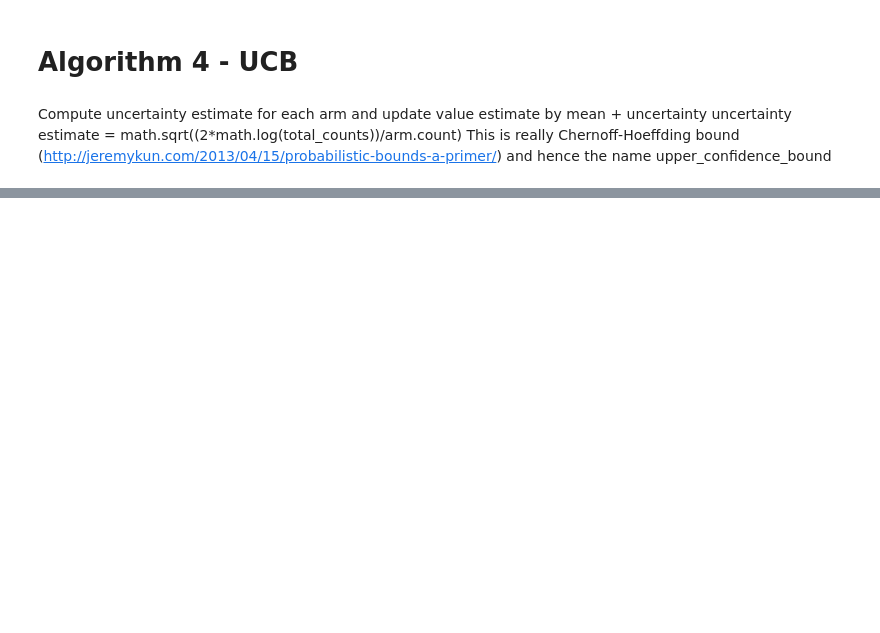
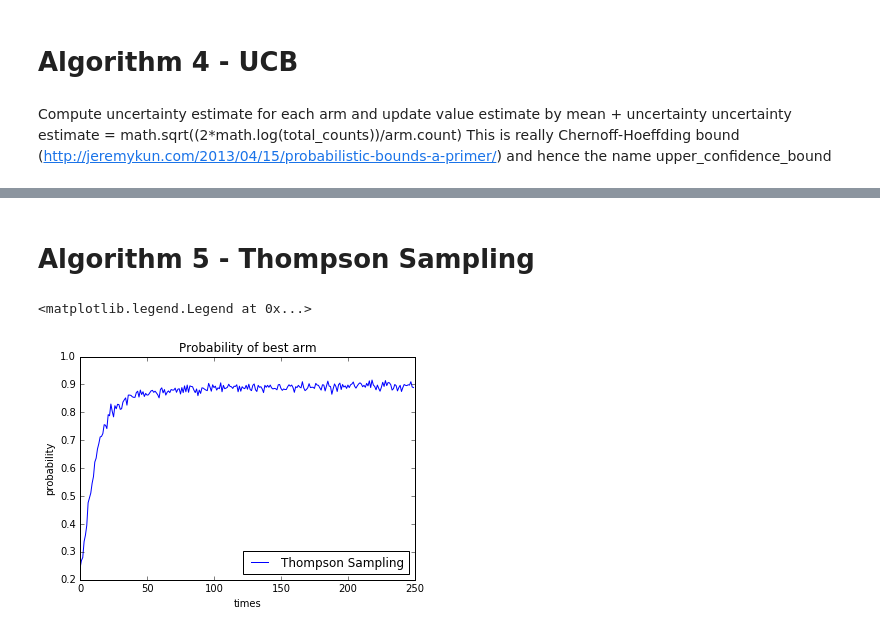
Before and after one commit to atuljosh/machine_learning_notes, a Jupyter notebook: bandits/multi_arm_bandit_notes.ipynb, the cells around one changed output, grey strips where cells are left out. Saved outputs shown, nothing was run; the diff lists cells and outputs as text; code cells hidden in the pictures; blank space fills up the shorter version.

```diff
--- a/bandits/multi_arm_bandit_notes.ipynb
+++ b/bandits/multi_arm_bandit_notes.ipynb
@@ -107,0 +110,14 @@ plt.legend(loc='lower right')
+# %% [markdown]
+# Algorithm 5 - Thompson Sampling
+# %%
+ts_df = bandit.run_bandit_algorithm_and_generate_results(policy='thompson_sampling', params=[], sim_nums=1000, times=250)
+plt.figure()
+plt.plot(list(ts_df.loc[0]['prob_of_best_arm'].index.values), list(ts_df.loc[0]['prob_of_best_arm'].values), label='Thompson Sampling')
+
+plt.xlabel('times')
+plt.ylabel('probability')
+plt.title('Probability of best arm')
+plt.legend(loc='lower right')
+# %% [output]
+<matplotlib.legend.Legend at 0x...>
+[figure, added]
```
Also changed, not shown: parts of 5 cells of this notebook, 7 other files.
